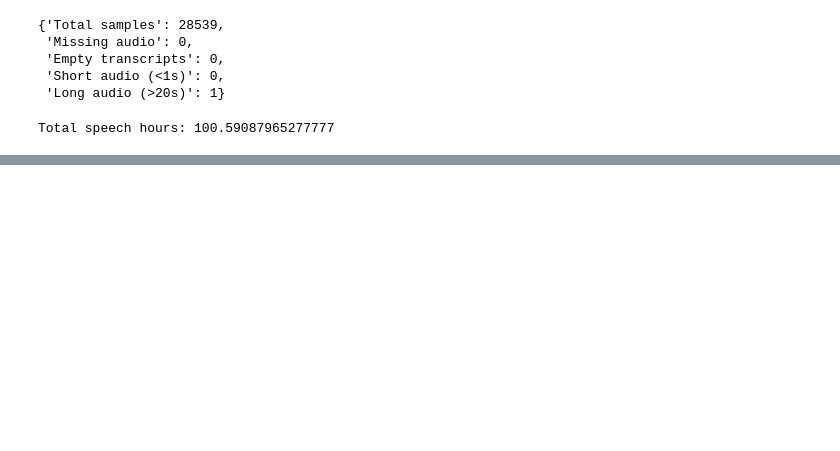
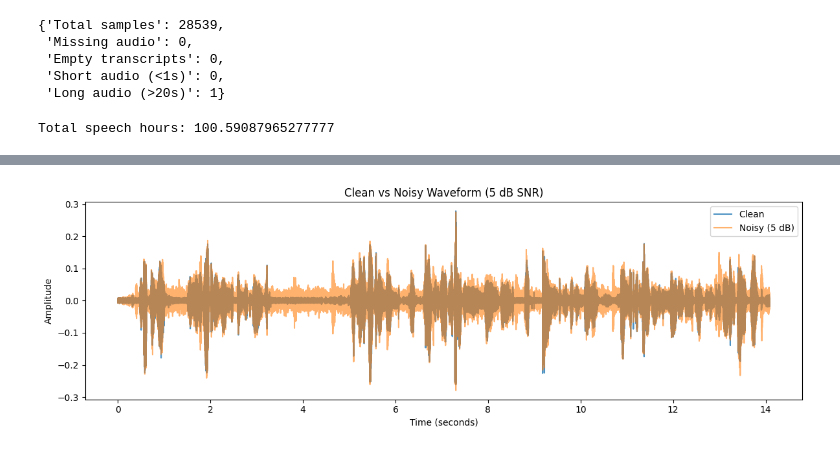
Before and after one commit to madesh405/noise-robust-speech-recognition, a Jupyter notebook: notebooks/Data_Understanding_and_EDA.ipynb, the cells around one changed output, grey strips where cells are left out. Cells and saved outputs as stored; diff of their text form; code cells hidden in the pictures; blank space fills up the shorter version.

```diff
--- a/notebooks/Data_Understanding_and_EDA.ipynb
+++ b/notebooks/Data_Understanding_and_EDA.ipynb
@@ -271,0 +314,11 @@ Total speech hours: 100.59087965277777
+# %%
+import librosa
+import numpy as np
+
+TARGET_SR = 16000
+
+def load_audio(path):
+    y, sr = librosa.load(path, sr=None)
+    if sr != TARGET_SR:
+        y = librosa.resample(y, orig_sr=sr, target_sr=TARGET_SR)
+    return y.astype("float32")
@@ -271,0 +366,18 @@ Total speech hours: 100.59087965277777
+# %%
+sr = 16000
+time = np.arange(len(clean)) / sr
+
+plt.figure(figsize=(12,4))
+
+plt.plot(time, clean, label="Clean", alpha=0.8)
+plt.plot(time, noisy, label="Noisy (5 dB)", alpha=0.6)
+
+plt.title("Clean vs Noisy Waveform (5 dB SNR)")
+plt.xlabel("Time (seconds)")
+plt.ylabel("Amplitude")
+plt.legend()
+
+plt.tight_layout()
+plt.show()
+# %% [output]
+[figure, added]
```
Also changed, not shown: parts of 8 cells of this notebook.
